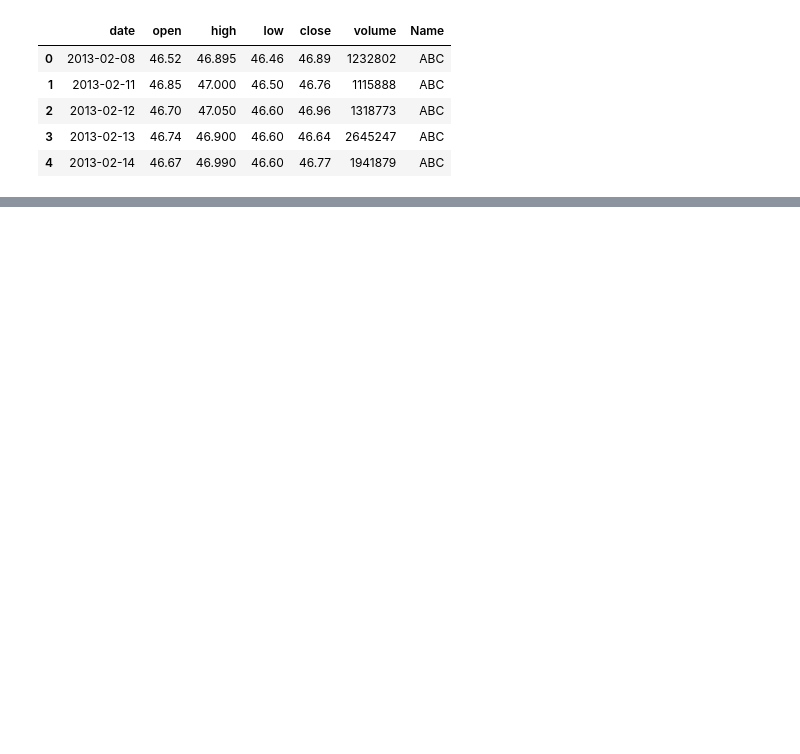
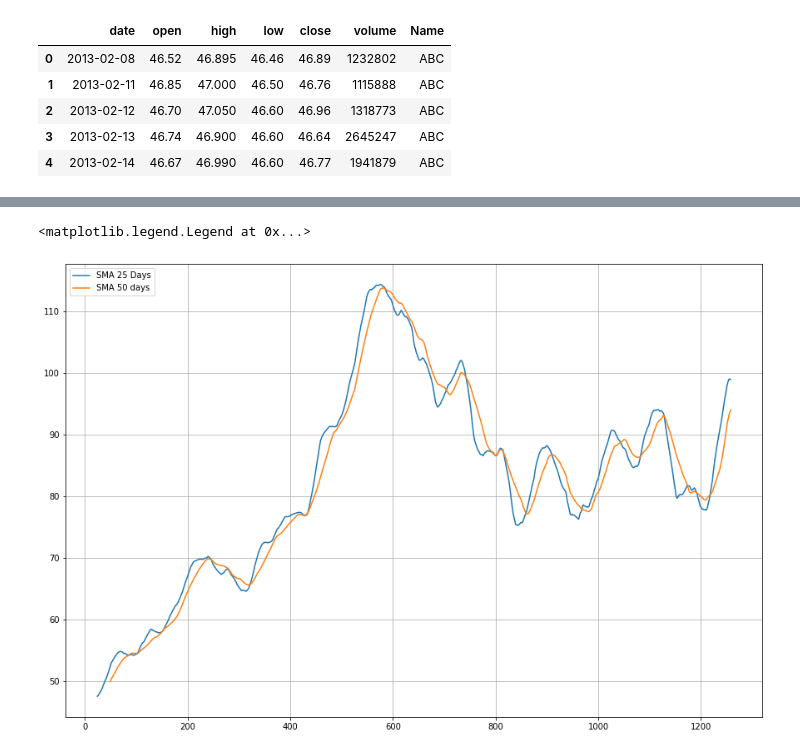
Before and after one commit to sjs253/Technical-Analysis-of-Stocks, a Jupyter notebook: Technical Analysis .ipynb, the cells around one changed output, grey strips where cells are left out. Cells and saved outputs as stored; diff of their text form; code cells hidden in the pictures; blank space fills up the shorter version.

```diff
--- a/Technical Analysis .ipynb
+++ b/Technical Analysis .ipynb
@@ -3,6 +7,6 @@ import pandas as pd
 # %%
-data = pd.read_csv("./Dataset/ABC_data.csv")
-data.head()
+df = pd.read_csv("./Dataset/ABC_data.csv")
+df.head()
 # %% [output]
 |  | date | open | high | low | close | volume | Name |
 | 0 | 2013-02-08 | 46.52 | 46.895 | 46.46 | 46.89 | 1232802 | ABC |
@@ -12,0 +27,12 @@ data.head()
+# %%
+df['SMA_25'] = df.iloc[:,4].rolling(window=25).mean()
+df['SMA_50'] = df.iloc[:,4].rolling(window=50).mean()
+# %%
+plt.figure(figsize=[15,10])
+plt.grid(True)
+plt.plot(df['SMA_25'],label='SMA 25 Days')
+plt.plot(df['SMA_50'],label='SMA 50 days')
+plt.legend(loc=2)
+# %% [output]
+<matplotlib.legend.Legend at 0x...>
+[figure, added]
```
Also changed, not shown: parts of 4 cells of this notebook.
